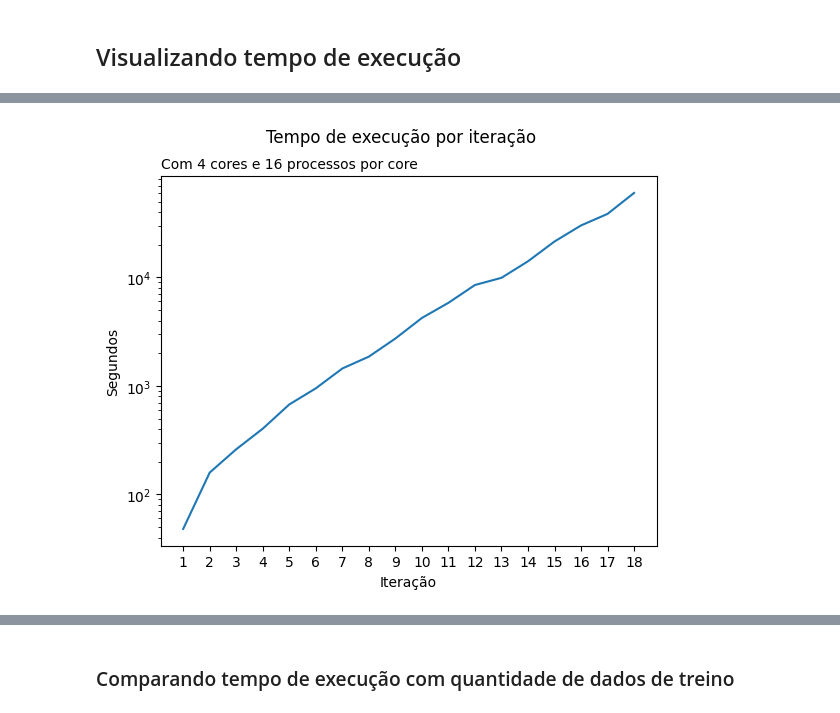
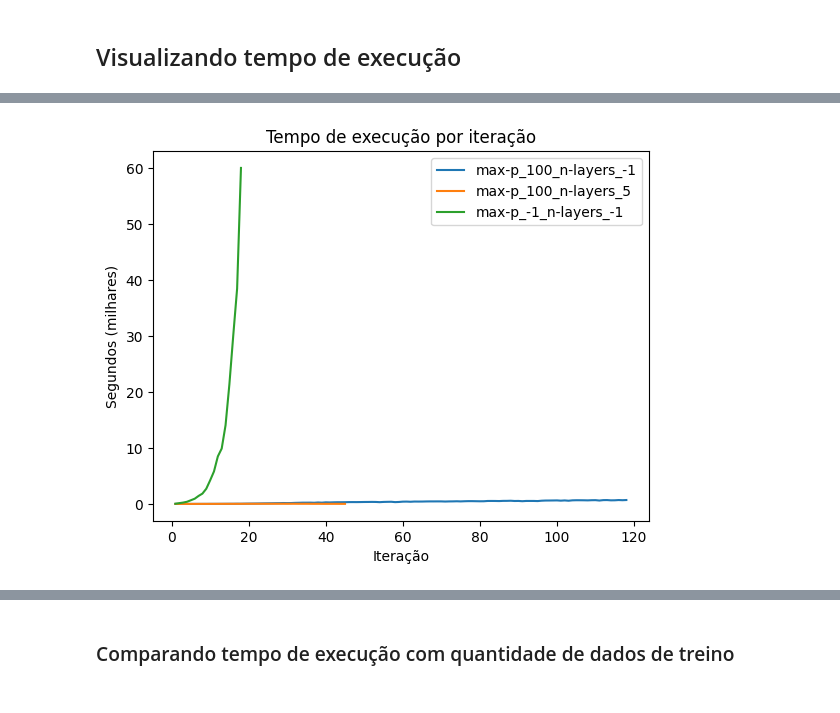
Before and after one commit to georgeteodoro/petroiageo, a Jupyter notebook: data/ANP/results/area_1/resultados-viz.ipynb, the cells around one changed output, grey strips where cells are left out. Drawn from its saved outputs; the diff is of its cells as text; code cells hidden in the pictures.

```diff
--- a/data/ANP/results/area_1/resultados-viz.ipynb
+++ b/data/ANP/results/area_1/resultados-viz.ipynb
@@ -83,12 +99,34 @@ plt.show()
-# %%
-n_times_simple_its = min(num_its, len(times_df))
-plt.plot(range(n_times_simple_its), times_df['seconds'])
-plt.yscale("log")
-plt.ylabel("Segundos")
-plt.xlabel("Iteração")
-plt.xticks(range(n_times_simple_its), range(1, n_times_simple_its+1))
-plt.suptitle("Tempo de execução por iteração")
-plt.title("Com 4 cores e 16 processos por core", fontsize='medium', loc="left")
-plt.show()
-# %% [output]
-[figure, removed]
+# %%
+def plot_times(dir_to_paths_map, target_dirs:list = None, max_it:int = -1, axs = None):
+    max_it_plotted = -1
+    if target_dirs is None:
+        target_dirs = set(dir_to_paths_map.keys())
+
+    for dir, mapping in dir_to_paths_map.items():
+        if dir in target_dirs:
+            times_df = read_times(mapping['times'])
+            label = f"{dir}"
+
+            its_to_plot = len(times_df) if max_it < 0 else max_it
+
+            max_it_plotted = its_to_plot if its_to_plot > max_it_plotted else max_it_plotted
+
+            if axs is None:
+                plt.plot(times_df['iteration'], times_df['seconds'][:its_to_plot]/1000, label=label)
+            else:
+                axs.plot(times_df['iteration'], times_df['seconds'][:its_to_plot]/1000, label=label)
+
+    if axs is None:
+        plt.xlabel("Iteração")
+        plt.ylabel("Segundos (milhares)")
+        # plt.xticks(range(max_it_plotted), range(1, max_it_plotted+1))
+        plt.legend()
+    else:
+        axs.set_xlabel("Iteração")
+        axs.set_ylabel("Segundos (milhares)")
+# %%
+plot_times(folder_to_results_map)
+plt.title("Tempo de execução por iteração")
+plt.show()
+# %% [output]
+[figure, added]
```
Also changed, not shown: parts of 28 cells of this notebook, 12 other files.
